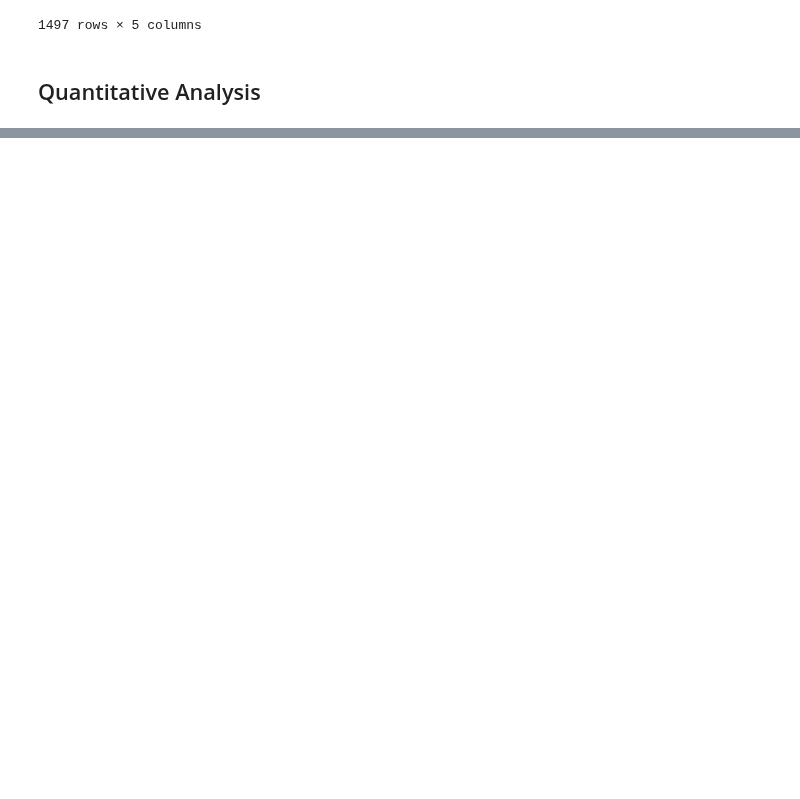
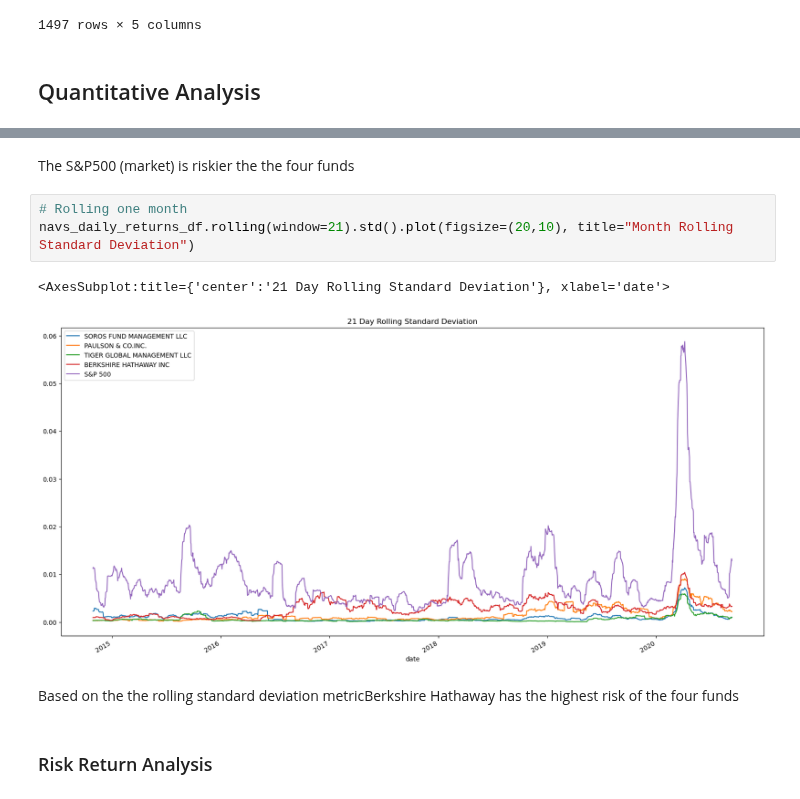
Before and after one commit to PlainOlFred/risk_return_analysis, a Jupyter notebook: risk_return_analysis.ipynb, the cells around one changed output, grey strips where cells are left out. Drawn from its saved outputs; the diff is of its cells as text; blank space fills up the shorter version.

```diff
--- a/risk_return_analysis.ipynb
+++ b/risk_return_analysis.ipynb
@@ -44,0 +104,12 @@ navs_daily_returns_df.plot(figsize=(20, 10), title="Daily Returns")
+# %% [markdown]
+The S&P500 (market) is riskier the the four funds
+# %%
+# Rolling one month
+navs_daily_returns_df.rolling(window=21).std().plot(figsize=(20,10), title="Month Rolling Standard Deviation")
+# %% [output]
+<AxesSubplot:title={'center':'21 Day Rolling Standard Deviation'}, xlabel='date'>
+[figure, added]
+# %% [markdown]
+Based on the the rolling standard deviation metricBerkshire Hathaway has the highest risk of the four funds
+# %% [markdown]
+### Risk Return Analysis
```
Also changed, not shown: parts of 12 cells of this notebook.
